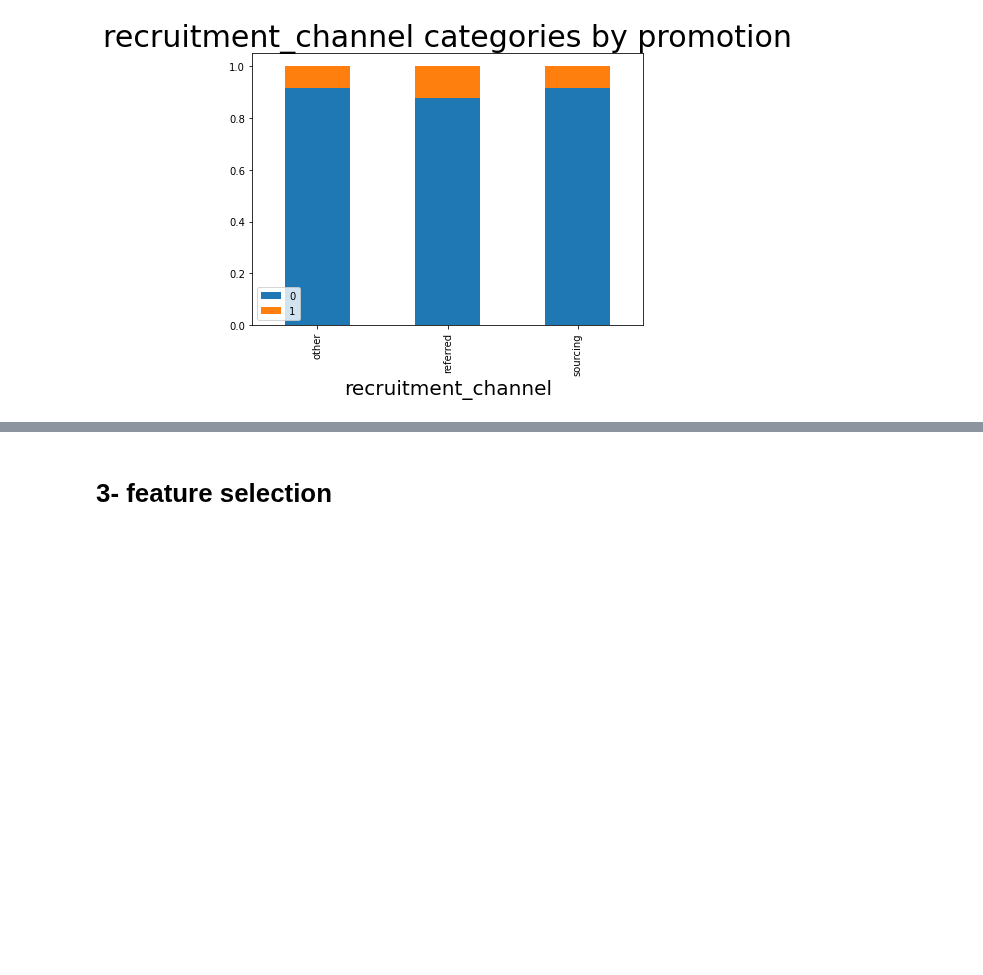
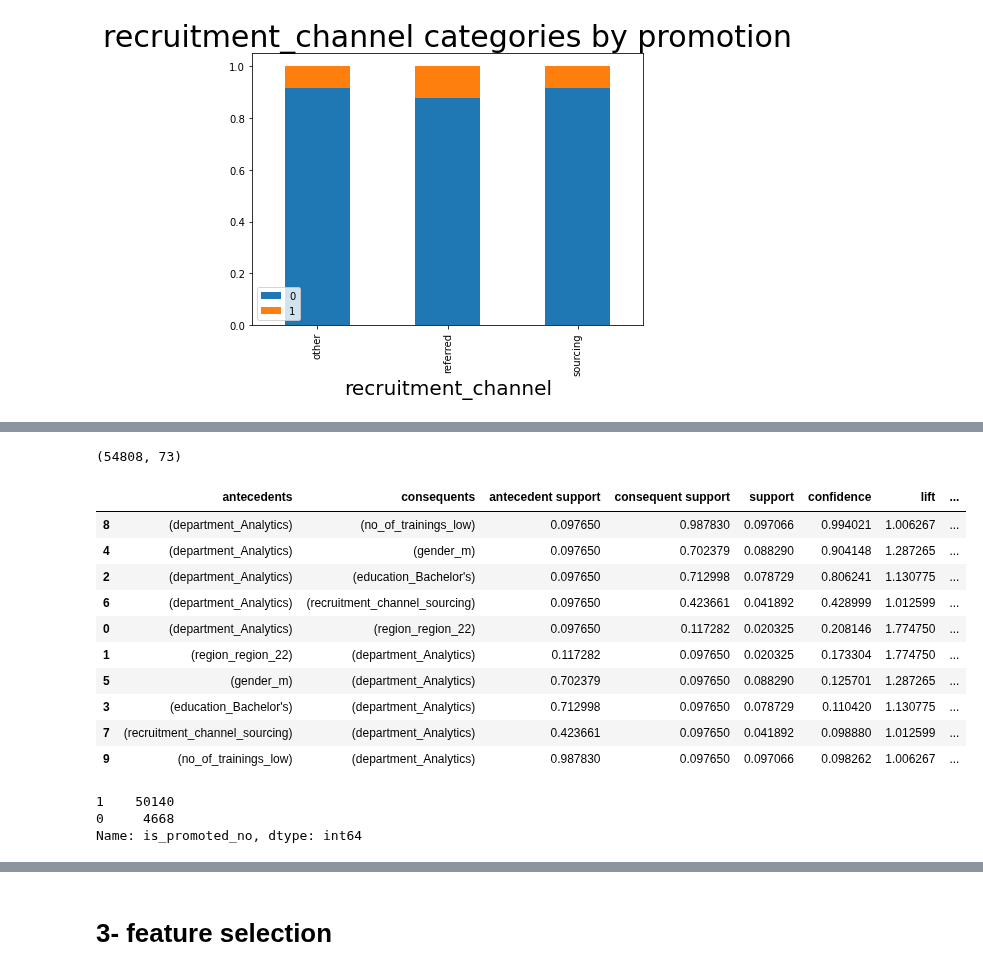
Before and after one commit to ayaadelhassan/HR-Analytics, a Jupyter notebook: main.ipynb, the cells around one changed output, grey strips where cells are left out. Saved outputs shown, nothing was run; the diff lists cells and outputs as text; code cells hidden in the pictures; blank space fills up the shorter version.

Commit message:
association rules

```diff
--- a/main.ipynb
+++ b/main.ipynb
@@ -430,0 +560,46 @@ plt.show()
+# %%
+#convert KPIs_met>80% into categorical variables
+dataset_association['KPIs_met >80%'] = dataset_association['KPIs_met >80%'].astype('str')
+dataset_association['KPIs_met >80%'] = dataset_association['KPIs_met >80%'].replace(['0', '1'], ['no', 'yes'])
+# %%
+dataset_association['awards_won?'] = dataset_association['awards_won?'].astype('str')
+dataset_association['awards_won?'] = dataset_association['awards_won?'].replace(['0', '1'], ['no', 'yes'])
+# %%
+dataset_association['is_promoted'] = dataset_association['is_promoted'].astype('str')
+dataset_association['is_promoted'] = dataset_association['is_promoted'].replace(['0', '1'], ['no', 'yes'])
+# %%
+#use pd.get_dummies
+dataset_association = pd.get_dummies(dataset_association)
+# %%
+#now the dataset is ready to be used for association rules (apriori)
+print(dataset_association.shape)
+#we have a total of 54808 rows, so we choose a min support of 0.05
+#This means that only results that occurred more than (0.05*54808) times in our data will be considered
+#Apriori min support
+
+min_support = 0.005
+#Max lenght of apriori n-grams
+max_len = 3
+frequent_items = apriori(dataset_association, use_colnames=True, min_support=min_support, max_len=2)
+rules = association_rules(frequent_items, metric='lift', min_threshold=1)
+rules.head(10).sort_values(by='confidence', ascending=False)
+# %% [output]
+(54808, 73)
+|  | antecedents | consequents | antecedent support | consequent support | support | confidence | lift | ... |
+| 8 | (department_Analytics) | (no_of_trainings_low) | 0.097650 | 0.987830 | 0.097066 | 0.994021 | 1.006267 | ... |
+| 4 | (department_Analytics) | (gender_m) | 0.097650 | 0.702379 | 0.088290 | 0.904148 | 1.287265 | ... |
+| 2 | (department_Analytics) | (education_Bachelor's) | 0.097650 | 0.712998 | 0.078729 | 0.806241 | 1.130775 | ... |
+| 6 | (department_Analytics) | (recruitment_channel_sourcing) | 0.097650 | 0.423661 | 0.041892 | 0.428999 | 1.012599 | ... |
+| 0 | (department_Analytics) | (region_region_22) | 0.097650 | 0.117282 | 0.020325 | 0.208146 | 1.774750 | ... |
+| 1 | (region_region_22) | (department_Analytics) | 0.117282 | 0.097650 | 0.020325 | 0.173304 | 1.774750 | ... |
+| 5 | (gender_m) | (department_Analytics) | 0.702379 | 0.097650 | 0.088290 | 0.125701 | 1.287265 | ... |
+| 3 | (education_Bachelor's) | (department_Analytics) | 0.712998 | 0.097650 | 0.078729 | 0.110420 | 1.130775 | ... |
+| 7 | (recruitment_channel_sourcing) | (department_Analytics) | 0.423661 | 0.097650 | 0.041892 | 0.098880 | 1.012599 | ... |
+| 9 | (no_of_trainings_low) | (department_Analytics) | 0.987830 | 0.097650 | 0.097066 | 0.098262 | 1.006267 | ... |
+# %%
+dataset_association['is_promoted_no'].value_counts()
+#The data is impalanced, so we need to take this into account
+# %% [output]
+1    50140
+0     4668
+Name: is_promoted_no, dtype: int64
```
Also changed, not shown: parts of 23 cells of this notebook.
